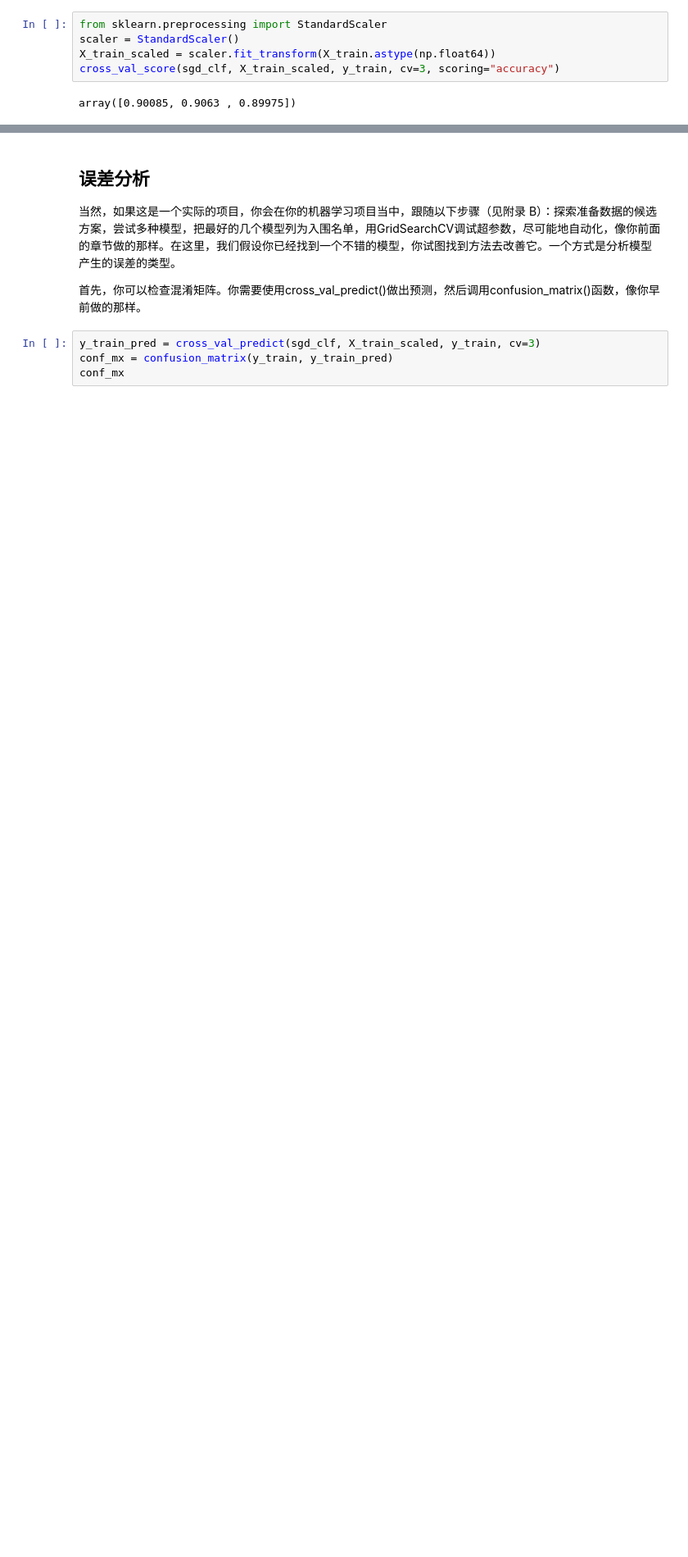
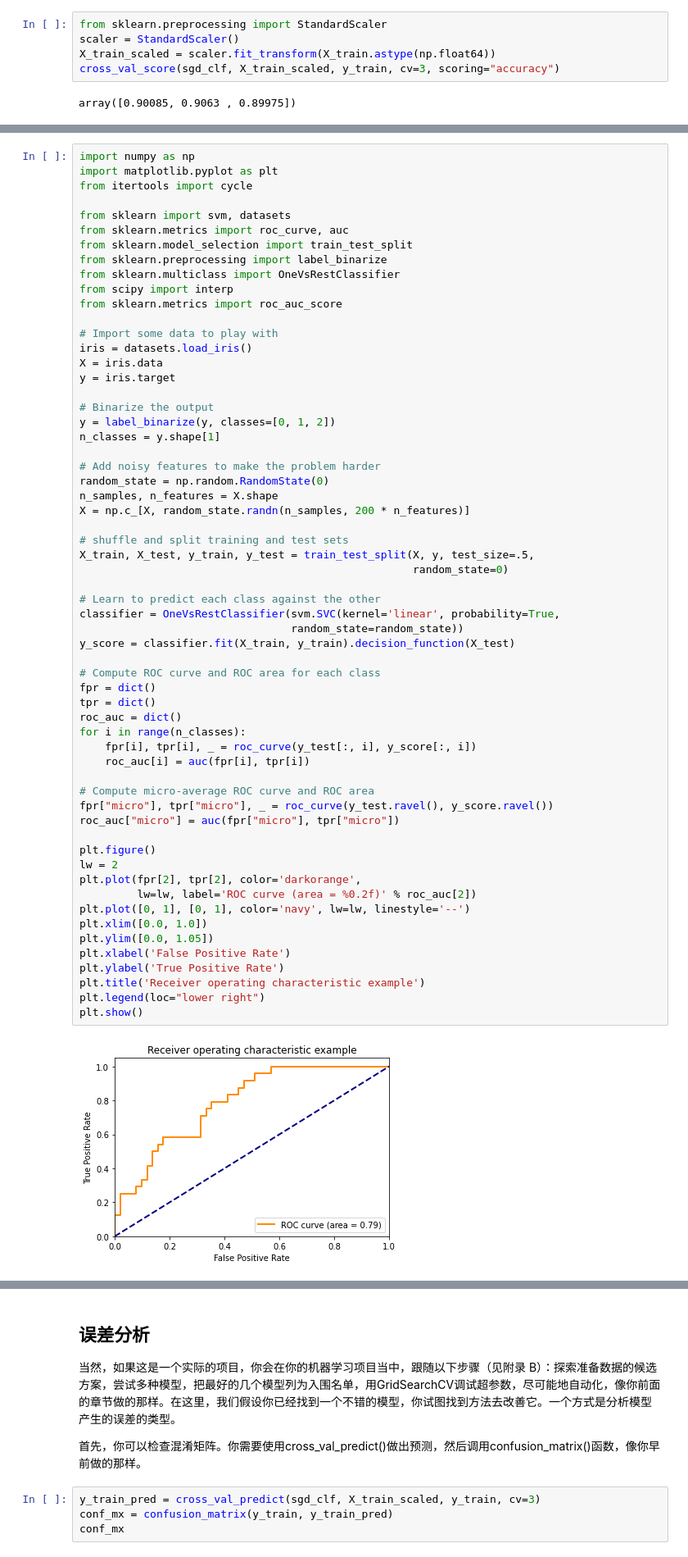
Before and after one commit to NanZhang1991/sklearn_deeplearning, a Jupyter notebook: 3Classification.ipynb, the cells around one changed output, grey strips where cells are left out. Shown at 82% size. Cells and saved outputs as stored; diff of their text form; blank space fills up the shorter version.

```diff
--- a/3Classification.ipynb
+++ b/3Classification.ipynb
@@ -498,0 +501,62 @@ array([0.90085, 0.9063 , 0.89975])
+# %%
+import numpy as np
+import matplotlib.pyplot as plt
+from itertools import cycle
+
+from sklearn import svm, datasets
+from sklearn.metrics import roc_curve, auc
+from sklearn.model_selection import train_test_split
+from sklearn.preprocessing import label_binarize
+from sklearn.multiclass import OneVsRestClassifier
+from scipy import interp
+from sklearn.metrics import roc_auc_score
+
+# Import some data to play with
+iris = datasets.load_iris()
+X = iris.data
+y = iris.target
+
+# Binarize the output
+y = label_binarize(y, classes=[0, 1, 2])
+n_classes = y.shape[1]
+
+# Add noisy features to make the problem harder
+random_state = np.random.RandomState(0)
+n_samples, n_features = X.shape
+X = np.c_[X, random_state.randn(n_samples, 200 * n_features)]
+
+# shuffle and split training and test sets
+X_train, X_test, y_train, y_test = train_test_split(X, y, test_size=.5,
+                                                    random_state=0)
+
+# Learn to predict each class against the other
+classifier = OneVsRestClassifier(svm.SVC(kernel='linear', probability=True,
+                                 random_state=random_state))
+y_score = classifier.fit(X_train, y_train).decision_function(X_test)
+
+# Compute ROC curve and ROC area for each class
+fpr = dict()
+tpr = dict()
+roc_auc = dict()
+for i in range(n_classes):
+    fpr[i], tpr[i], _ = roc_curve(y_test[:, i], y_score[:, i])
+    roc_auc[i] = auc(fpr[i], tpr[i])
+
+# Compute micro-average ROC curve and ROC area
+fpr["micro"], tpr["micro"], _ = roc_curve(y_test.ravel(), y_score.ravel())
+roc_auc["micro"] = auc(fpr["micro"], tpr["micro"])
+
+plt.figure()
+lw = 2
+plt.plot(fpr[2], tpr[2], color='darkorange',
+         lw=lw, label='ROC curve (area = %0.2f)' % roc_auc[2])
+plt.plot([0, 1], [0, 1], color='navy', lw=lw, linestyle='--')
+plt.xlim([0.0, 1.0])
+plt.ylim([0.0, 1.05])
+plt.xlabel('False Positive Rate')
+plt.ylabel('True Positive Rate')
+plt.title('Receiver operating characteristic example')
+plt.legend(loc="lower right")
+plt.show()
+# %% [output]
+[figure, added]
```
Also changed, not shown: parts of 6 cells of this notebook, 12 other files.
